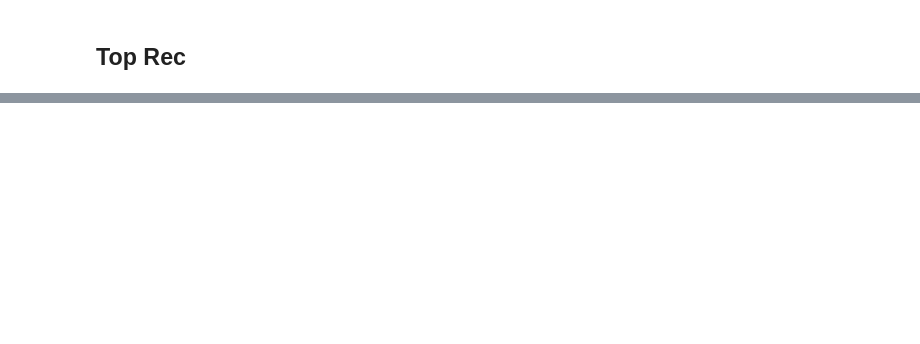
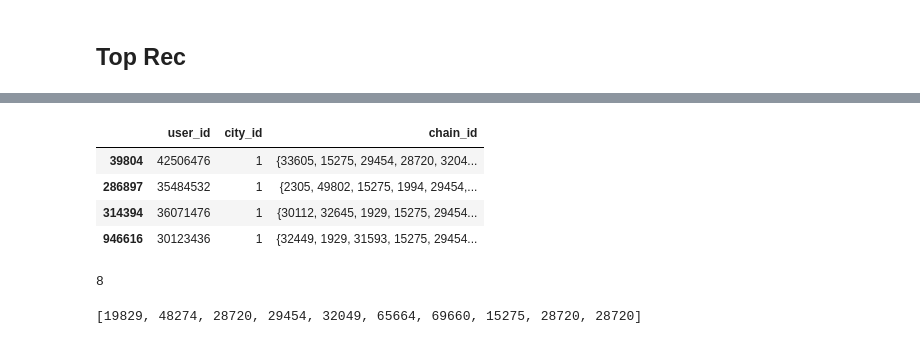
Before and after one commit to GimmeDanger/made-rec-sys-2021, a Jupyter notebook: utils/Full pipeline train.ipynb, the cells around one changed output, grey strips where cells are left out. Saved outputs shown, nothing was run; the diff lists cells and outputs as text; code cells hidden in the pictures; blank space fills up the shorter version.

```diff
--- a/utils/Full pipeline train.ipynb
+++ b/utils/Full pipeline train.ipynb
@@ -252,0 +300,20 @@ with open('top_rec.pkl', 'wb') as f:
+# %%
+tmp[
+    tmp.chain_id.apply(
+        lambda x: len(x & set([19829, 48274, 28720, 29454, 32049, 65664, 69660, 15275, 28720, 28720]))
+    ) == 6
+]
+# %% [output]
+|  | user_id | city_id | chain_id |
+| 39804 | 42506476 | 1 | {33605, 15275, 29454, 28720, 3204... |
+| 286897 | 35484532 | 1 | {2305, 49802, 15275, 1994, 29454,... |
+| 314394 | 36071476 | 1 | {30112, 32645, 1929, 15275, 29454... |
+| 946616 | 30123436 | 1 | {32449, 1929, 31593, 15275, 29454... |
+# %%
+(set([54417, 30098, 828, 42370, 55157, 34186, 39300, 72220, 40819, 68259]) - tmp.chain_id).apply(len).min()
+# %% [output]
+8
+# %%
+orders[orders.city_id == 1].chain_id.sample(10).to_list()
+# %% [output]
+[19829, 48274, 28720, 29454, 32049, 65664, 69660, 15275, 28720, 28720]
```
Also changed, not shown: parts of 12 cells of this notebook, 1 other file.
